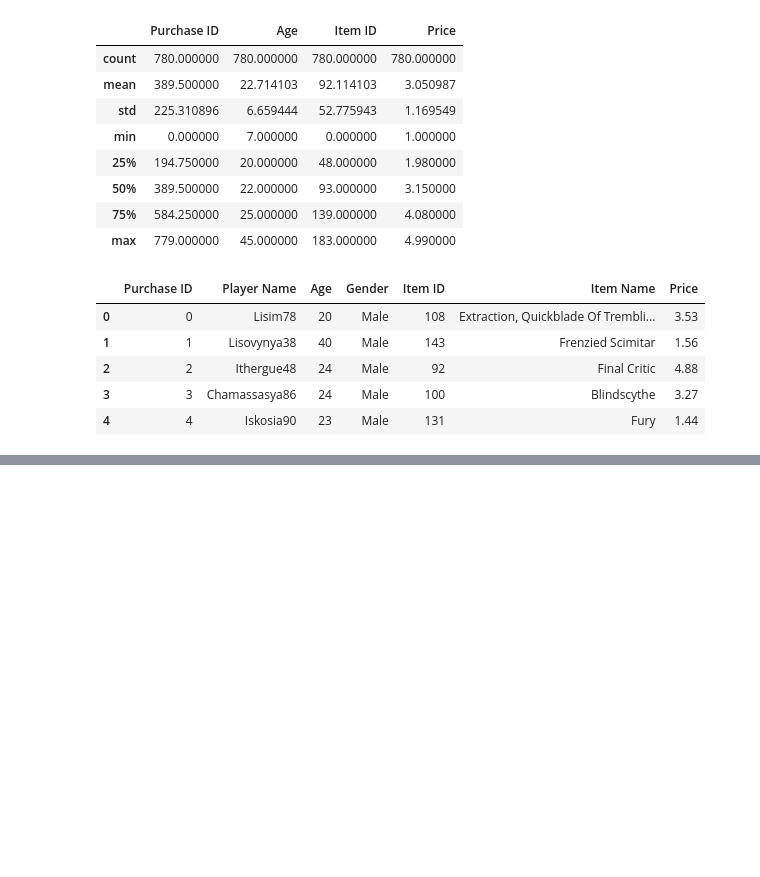
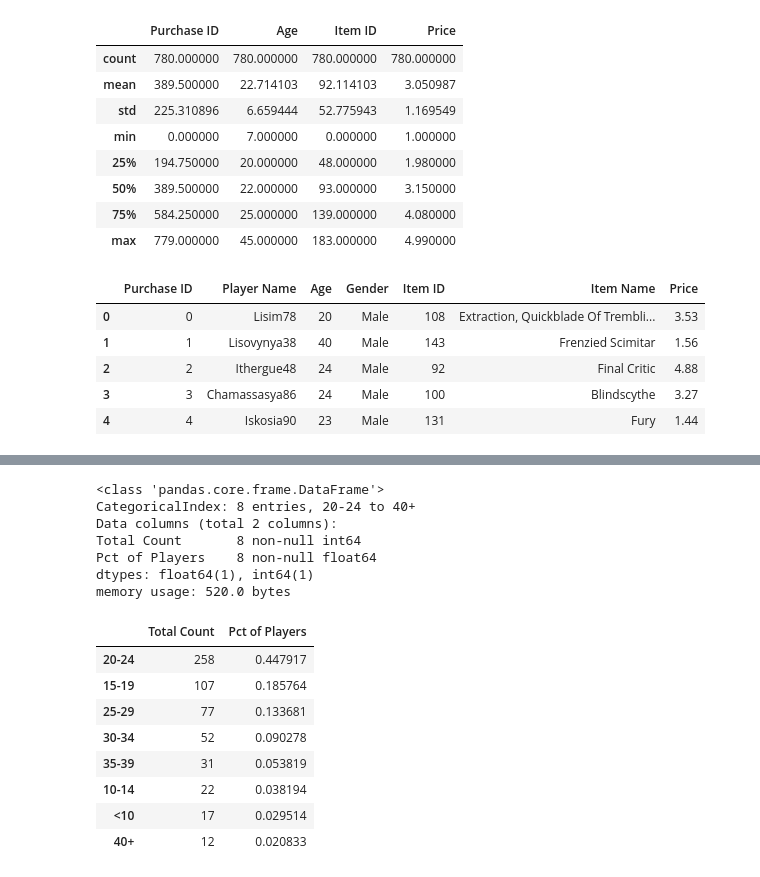
Before and after one commit to gwathen2019/pandas-challenge, a Jupyter notebook: Test_code.ipynb, the cells around one changed output, grey strips where cells are left out. Cells and saved outputs as stored; diff of their text form; code cells hidden in the pictures; blank space fills up the shorter version.

```diff
--- a/Untitled1.ipynb
+++ b/Test_code.ipynb
@@ -120,0 +188,30 @@ memory usage: 120.0+ bytes
+# %%
+#create age group variables, using the player_df data frame
+agegrp_count = player_df["Age Group"].value_counts()
+total_count = agegrp_count.sum()
+total_count
+
+agegrp_pct = agegrp_count/total_count
+
+#create summary table
+agegrp_summary_table = pd.DataFrame ({"Total Count": agegrp_count,
+                                    "Pct of Players": agegrp_pct})#["{0:.2f}%.format"]})
+agegrp_summary_table.info()
+agegrp_summary_table
+# %% [output]
+<class 'pandas.core.frame.DataFrame'>
+CategoricalIndex: 8 entries, 20-24 to 40+
+Data columns (total 2 columns):
+Total Count       8 non-null int64
+Pct of Players    8 non-null float64
+dtypes: float64(1), int64(1)
+memory usage: 520.0 bytes
+|  | Total Count | Pct of Players |
+| 20-24 | 258 | 0.447917 |
+| 15-19 | 107 | 0.185764 |
+| 25-29 | 77 | 0.133681 |
+| 30-34 | 52 | 0.090278 |
+| 35-39 | 31 | 0.053819 |
+| 10-14 | 22 | 0.038194 |
+| <10 | 17 | 0.029514 |
+| 40+ | 12 | 0.020833 |
```
Also changed, not shown: parts of 5 cells of this notebook.
